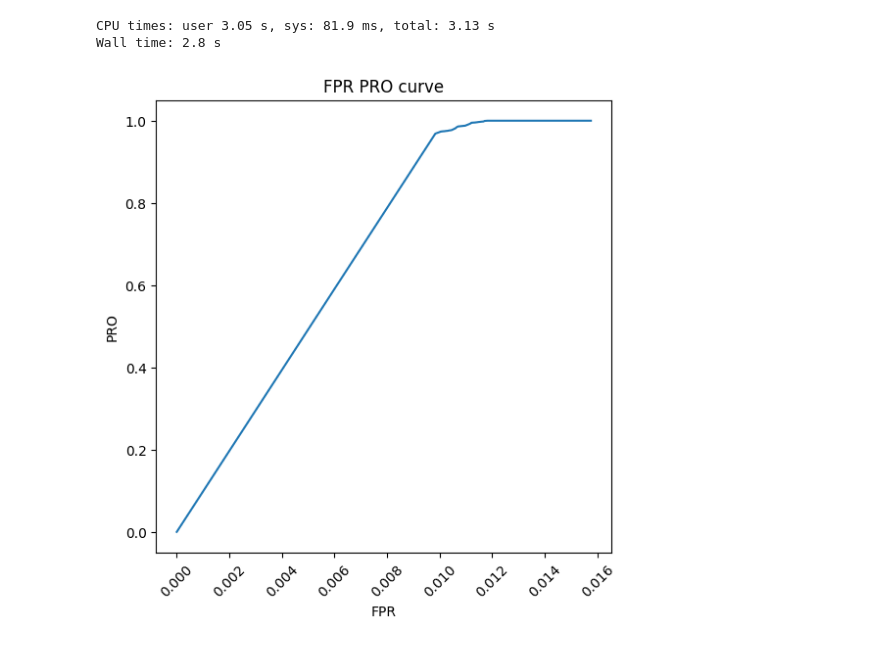
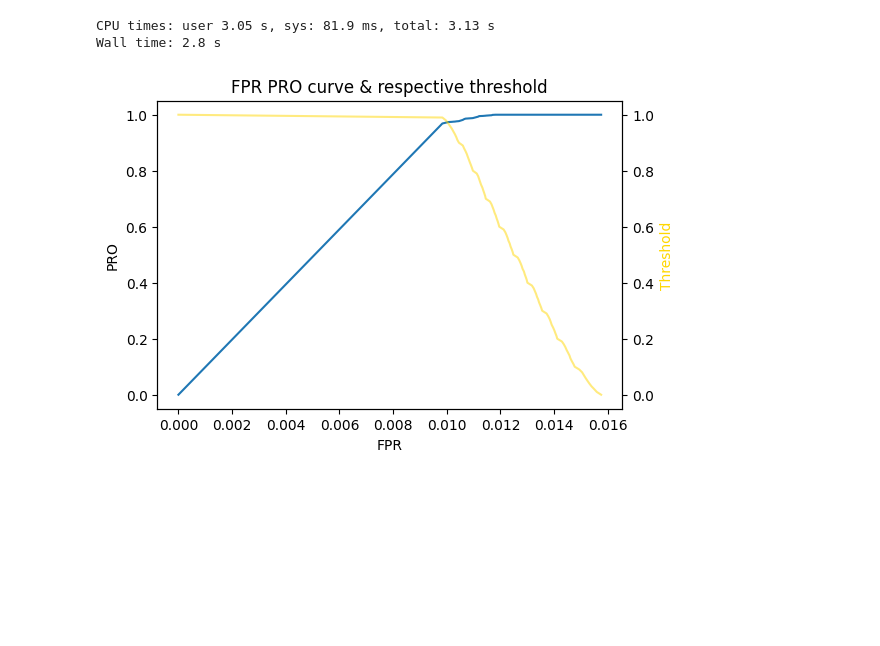
Before and after one commit to plrodrigues/TAAC_AnomalyDetection_in_MVTecDataset, a Jupyter notebook: notebooks/nb_1_developing_metrics.ipynb, the cells around one changed output. Drawn from its saved outputs; the diff is of its cells as text; code cells hidden in the pictures; blank space fills up the shorter version.

```diff
--- a/notebooks/nb_1_developing_metrics.ipynb
+++ b/notebooks/nb_1_developing_metrics.ipynb
@@ -545,13 +545,15 @@ mroc_py = i_metrics.fpr_pro_iou_curves(mask1_gray2D_bin.numpy(), mask2_mean.nump
 WARNING:root:PRO: 0, with pred_conn_components.max() = 0
 CPU times: user 3.05 s, sys: 81.9 ms, total: 3.13 s
 Wall time: 2.8 s
-# %%
-plt.figure(figsize=(6,6))
-plt.plot(mroc_py['fpr'], mroc_py['pro'])
-plt.xticks(rotation=45)
-plt.title('FPR PRO curve')
-plt.xlabel('FPR')
-plt.ylabel('PRO')
-plt.show()
-# %% [output]
-[figure, removed]
+# %%
+fig, ax1 = plt.subplots()
+ax2 = ax1.twinx()
+ax1.plot(mroc_py['fpr'], mroc_py['pro'])
+ax1.set_ylabel('PRO')
+ax1.set_xlabel('FPR')
+ax2.plot(mroc_py['fpr'], mroc_py['threshold'], color='gold', alpha=0.5)
+ax2.set_ylabel('Threshold', color='gold')
+plt.title('FPR PRO curve & respective threshold')
+plt.show()
+# %% [output]
+[figure, added]
```
Also changed, not shown: parts of 3 cells of this notebook, 1 other file.
